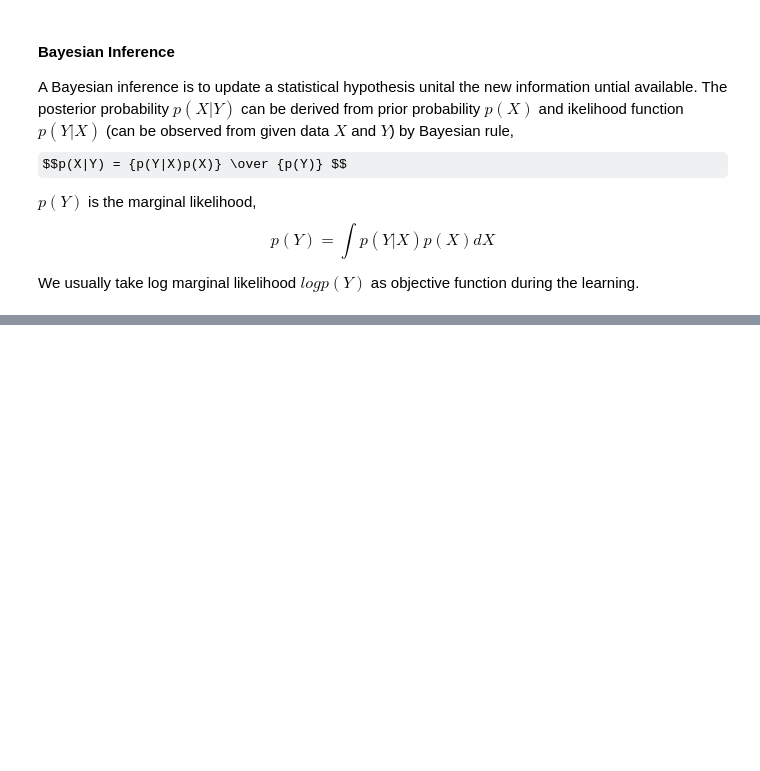
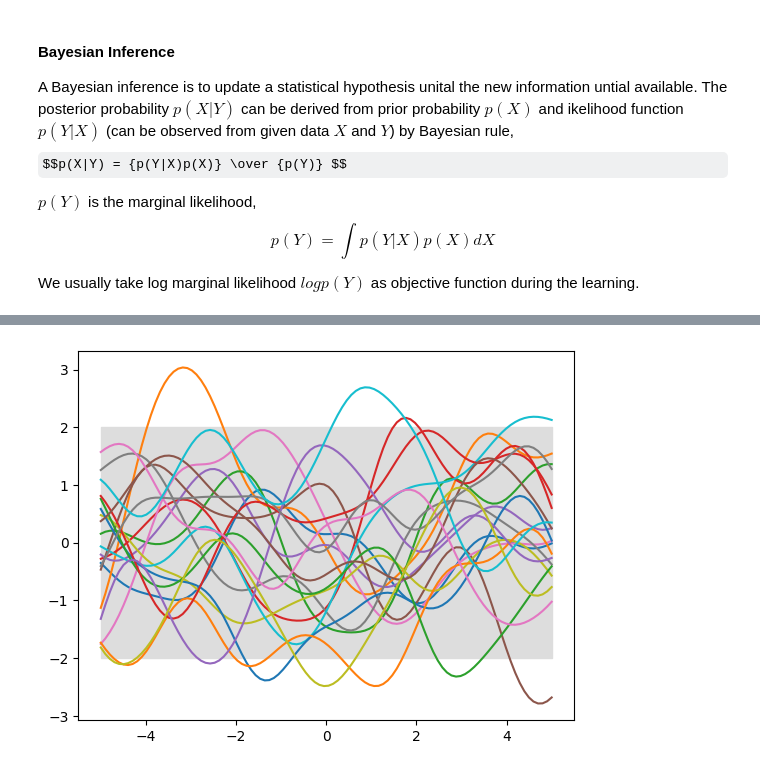
Before and after one commit to kueiwen/machine-learning, a Jupyter notebook: gaussian_process_regression.ipynb, the cells around one changed output, grey strips where cells are left out. Saved outputs shown, nothing was run; the diff lists cells and outputs as text; code cells hidden in the pictures; some formulas as TeX source; blank space fills up the shorter version.

Commit message:
complete gaussian process regression

```diff
--- a/gaussian_process_regression.ipynb
+++ b/gaussian_process_regression.ipynb
@@ -56,0 +152,22 @@ The ext problem is now to setup the mean $\mu$ and covariance $\Sigma$? In Gauss
+# %%
+def sample(mu: float, var: np.array, N: int, epsilon: float = 1e-10):
+    """Generate N samples from a multivariate Gaussian with mean mu and covariance var.
+    Args:
+        mu: float, mean
+        var: numpy array of shape (n, n), convariace matrix
+        N: int, number of samples
+        epsilon: float, small number to ensure numerical stability (eigenvalues of K can decay rapidly
+    Returns:
+        numpy array of shape (n, N)"""
+    n = var.shape[0]
+    L = np.linalg.cholesky(var + epsilon*np.eye(var.shape[0])) # cholesky decomposition (square root) of covariance matrix
+    f_post = mu + L @ np.random.normal(size=(n, N))
+    return f_post
+# %%
+f_prior = sample(0, cov_s, 20)
+std = np.sqrt(np.diag(cov_s))
+plt.plot(x_s, f_prior)
+plt.fill_between(x_s.flatten(), 0-2*std, 0+2*std, color="#dddddd")
+plt.show()
+# %% [output]
+[figure, added]
```
Also changed, not shown: parts of 21 cells of this notebook.
